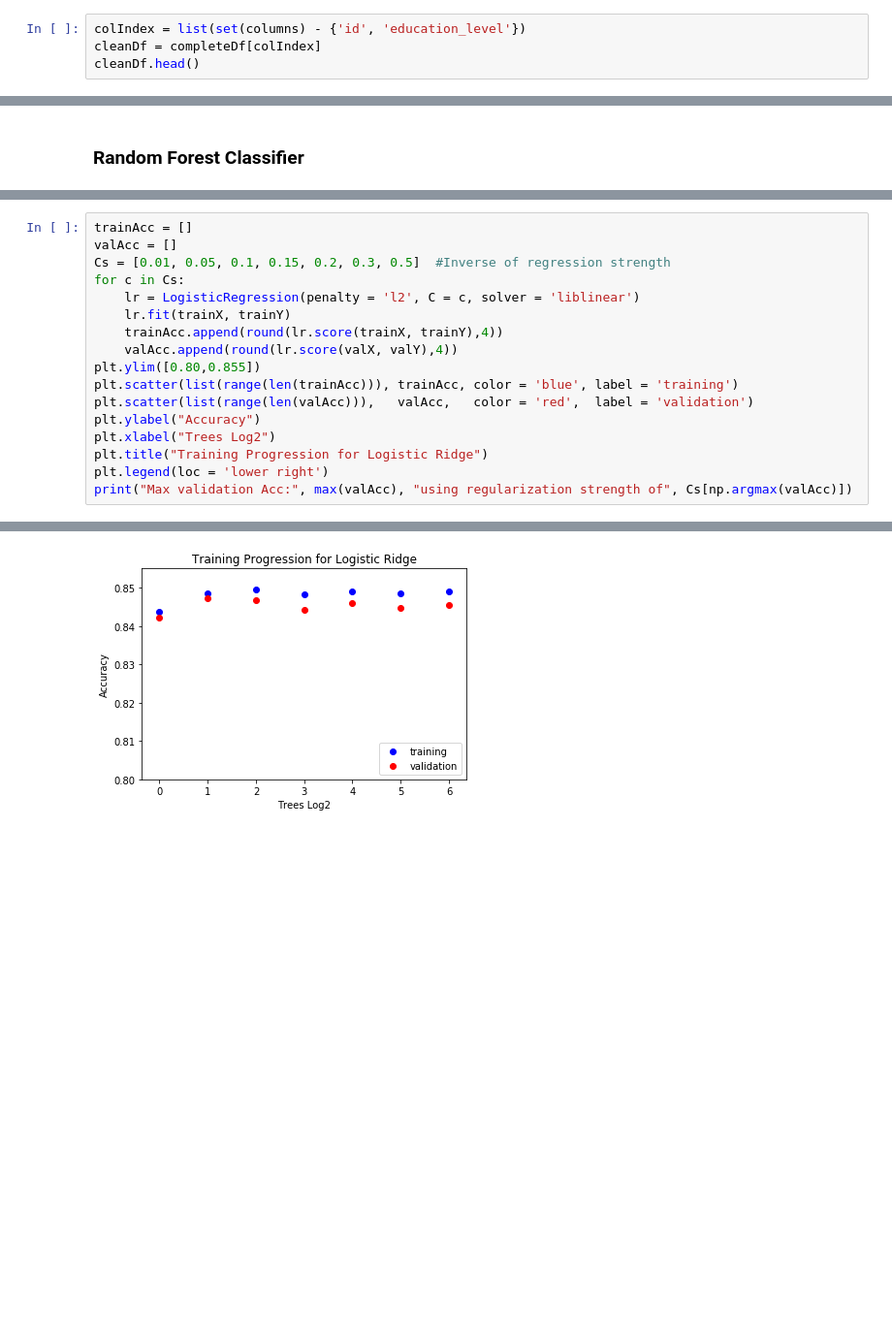
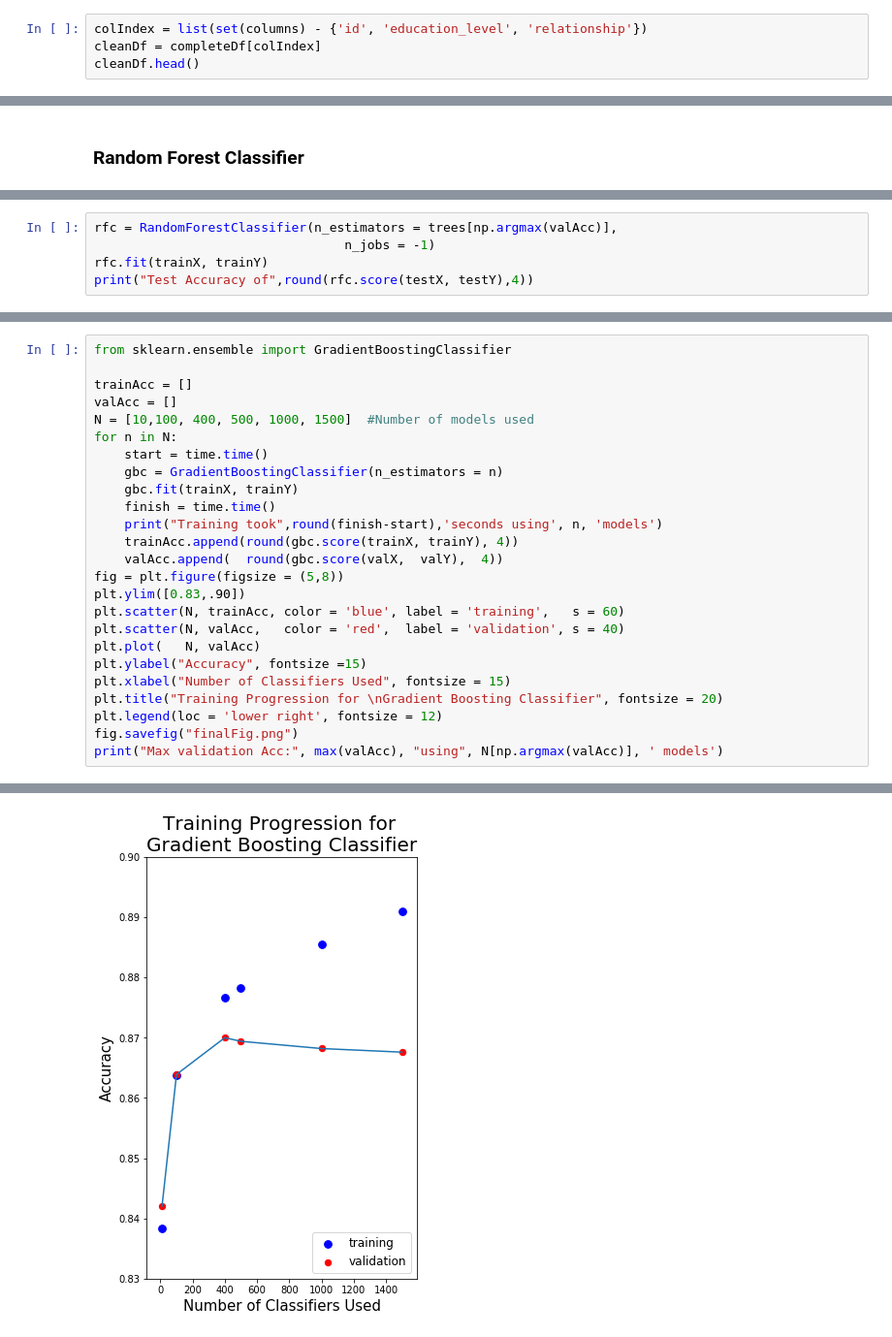
Before and after one commit to sfe2/data-scientist-exercise01, a Jupyter notebook: AnalyticsAssignment.ipynb, the cells around one changed output, grey strips where cells are left out. Shown: that part at 97% size. Saved outputs shown, nothing was run; the diff lists cells and outputs as text; blank space fills up the shorter version.

```diff
--- a/AnalyticsAssignment.ipynb
+++ b/AnalyticsAssignment.ipynb
@@ -182,5 +174,5 @@ for j in range(len(columns)):
 # %%
-colIndex = list(set(columns) - {'id', 'education_level'})
+colIndex = list(set(columns) - {'id', 'education_level', 'relationship'})
 cleanDf = completeDf[colIndex]
 cleanDf.head()
 # %% [output]
@@ -303,0 +330,5 @@ Test Acc:       0.845
+# %%
+rfc = RandomForestClassifier(n_estimators = trees[np.argmax(valAcc)],
+                                 n_jobs = -1)
+rfc.fit(trainX, trainY)
+print("Test Accuracy of",round(rfc.score(testX, testY),4))
@@ -304,18 +339,26 @@ Test Acc:       0.845
 # %%
+from sklearn.ensemble import GradientBoostingClassifier
+
 trainAcc = []
 valAcc = []
-Cs = [0.01, 0.05, 0.1, 0.15, 0.2, 0.3, 0.5]  #Inverse of regression strength
-for c in Cs:
-    lr = LogisticRegression(penalty = 'l2', C = c, solver = 'liblinear')
-    lr.fit(trainX, trainY)
-    trainAcc.append(round(lr.score(trainX, trainY),4))
-    valAcc.append(round(lr.score(valX, valY),4))
-plt.ylim([0.80,0.855])
-plt.scatter(list(range(len(trainAcc))), trainAcc, color = 'blue', label = 'training')
-plt.scatter(list(range(len(valAcc))),   valAcc,   color = 'red',  label = 'validation')
-plt.ylabel("Accuracy")
-plt.xlabel("Trees Log2")
-plt.title("Training Progression for Logistic Ridge")
-plt.legend(loc = 'lower right')
-print("Max validation Acc:", max(valAcc), "using regularization strength of", Cs[np.argmax(valAcc)])
+N = [10,100, 400, 500, 1000, 1500]  #Number of models used
+for n in N:
+    start = time.time()
+    gbc = GradientBoostingClassifier(n_estimators = n)
+    gbc.fit(trainX, trainY)
+    finish = time.time()
+    print("Training took",round(finish-start),'seconds using', n, 'models')
+    trainAcc.append(round(gbc.score(trainX, trainY), 4))
+    valAcc.append(  round(gbc.score(valX,  valY),  4))
+fig = plt.figure(figsize = (5,8))
+plt.ylim([0.83,.90])
+plt.scatter(N, trainAcc, color = 'blue', label = 'training',   s = 60)
+plt.scatter(N, valAcc,   color = 'red',  label = 'validation', s = 40)
+plt.plot(   N, valAcc)
+plt.ylabel("Accuracy", fontsize =15)
+plt.xlabel("Number of Classifiers Used", fontsize = 15)
+plt.title("Training Progression for \nGradient Boosting Classifier", fontsize = 20)
+plt.legend(loc = 'lower right', fontsize = 12)
+fig.savefig("finalFig.png")
+print("Max validation Acc:", max(valAcc), "using", N[np.argmax(valAcc)], ' models')
 # %% [output]
@@ -323,2 +366,2 @@ Max validation Acc: 0.8472 using regularization strength of 0.05
-[figure, old version]
+[figure, new version]
 # %%
```
Also changed, not shown: parts of 30 cells of this notebook, 2 other files.
